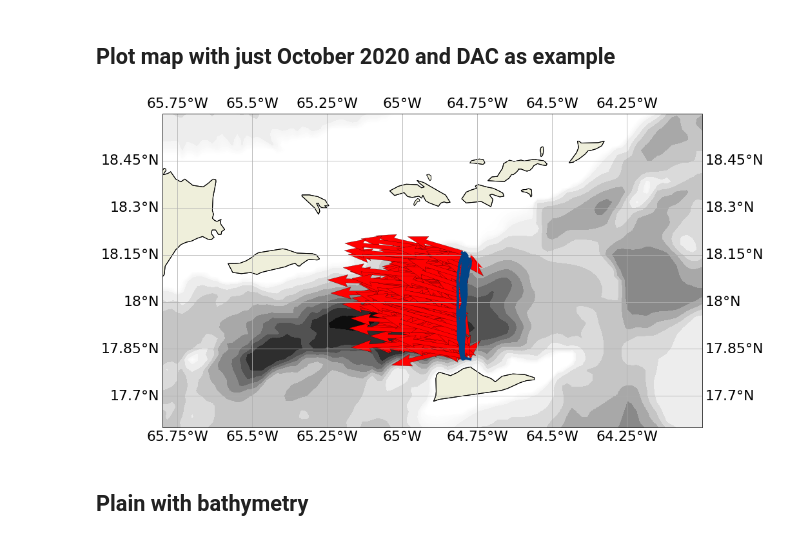
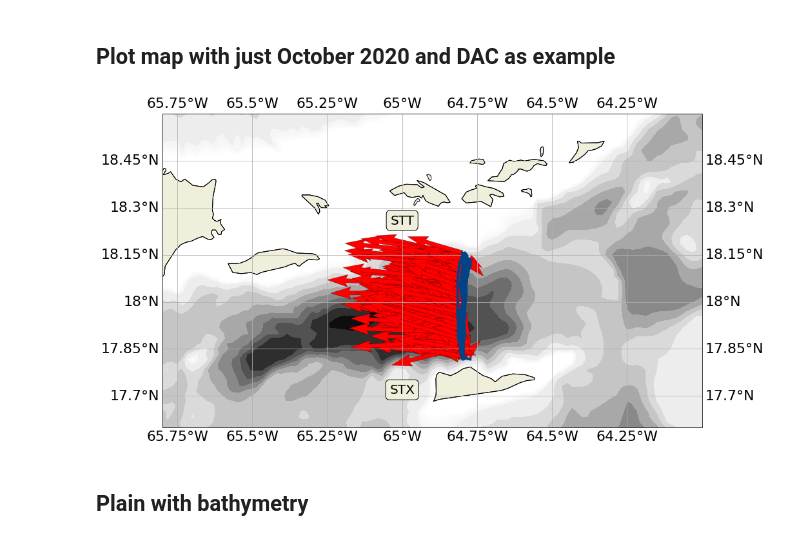
Before and after one commit to JGradone/Anegada-Glider-Transport, a Jupyter notebook: notebooks/Plotting/Plot_Anegada_Maps.ipynb, the cells around one changed output. Cells and saved outputs as stored; diff of their text form; code cells hidden in the pictures.

```diff
--- a/notebooks/Plotting/Plot_Anegada_Maps.ipynb
+++ b/notebooks/Plotting/Plot_Anegada_Maps.ipynb
@@ -841,34 +858,48 @@ plt.contourf( etopo1.lon, etopo1.lat, etopo1.topo, dpth_contours ,
 
 ax.coastlines()
 
+
+
+ax.text(-65, 18.24,'STT', {'color': 'k', 'fontsize': 20},
+         horizontalalignment='center', verticalalignment='bottom',
+         clip_on=False,transform=ccrs.PlateCarree(),bbox=dict(boxstyle="round",
+           ec='k', fc=cfeature.COLORS['land']))
+
+ax.text(-65, 17.7,'STX', {'color': 'k', 'fontsize': 20},
+         horizontalalignment='center', verticalalignment='bottom',
+         clip_on=False,transform=ccrs.PlateCarree(),bbox=dict(boxstyle="round",
+           ec='k', fc=cfeature.COLORS['land']))
+
+
+
 plt.plot(ds.lon, ds.lat, color='#004488',linewidth=4, transform=ccrs.PlateCarree())
 
 plt.quiver(ds.lon.values, ds.lat.values, ds.u.values, ds.v.values, scale=0.9, transform=ccrs.PlateCarree(), color='red')
 
 ax.set_extent((-65.8,-64, 17.6, 18.6) )
 
 
 #ax.gridlines(draw_labels=True)
 gl = ax.gridlines(crs=ccrs.PlateCarree(), draw_labels=True)
 gl.xlabel_style = {'size': 22}
 gl.ylabel_style = {'size': 22}
 
 
 for x in np.arange(1,len(flist)):
     ds = xr.open_dataset(flist[x])
     # make distance the main dim:
     ds = ds.swap_dims({'date':'distance'})
     # sort so the data is always S to N:
     ds = ds.sortby(ds.distance)
     plt.plot(ds.lon, ds.lat, color='#004488', linewidth=4,
              transform=ccrs.PlateCarree())
     plt.quiver(ds.lon.values, ds.lat.values, ds.u.values, ds.v.values,
                scale=0.9, transform=ccrs.PlateCarree(), color='red', edgecolor='black', linewidth = 0.25)
     ax.set_extent((-65.8,-64, 17.6, 18.6) )
 
 plt.savefig('/home/jg1200/Figures/RU29_2020_Sections_w_DAC.png',dpi=300,facecolor='white',bbox_inches='tight')
 # %% [output]
-[figure, old version]
+[figure, new version]
 # %% [markdown]
 ## Plain with bathymetry
 # %%
```
Also changed, not shown: parts of 3 cells of this notebook, 4 other files.
